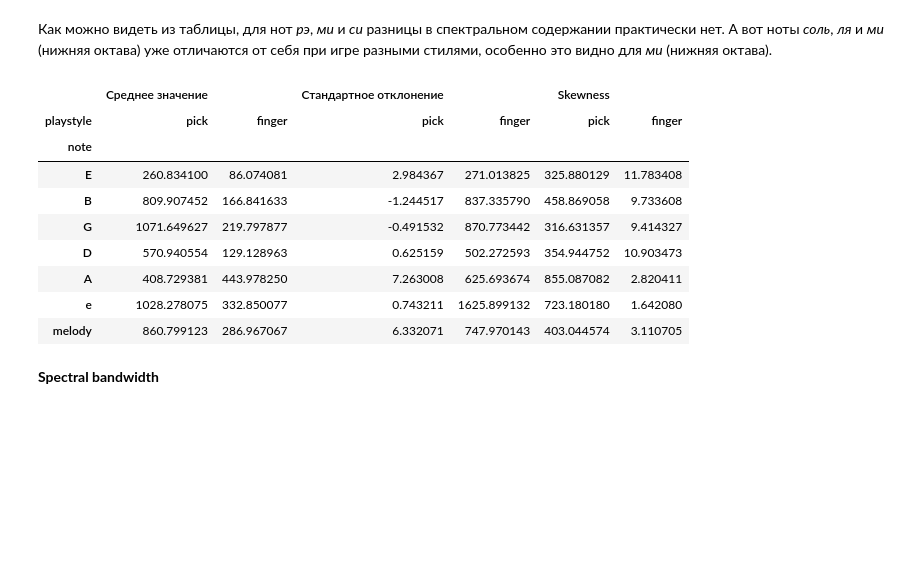
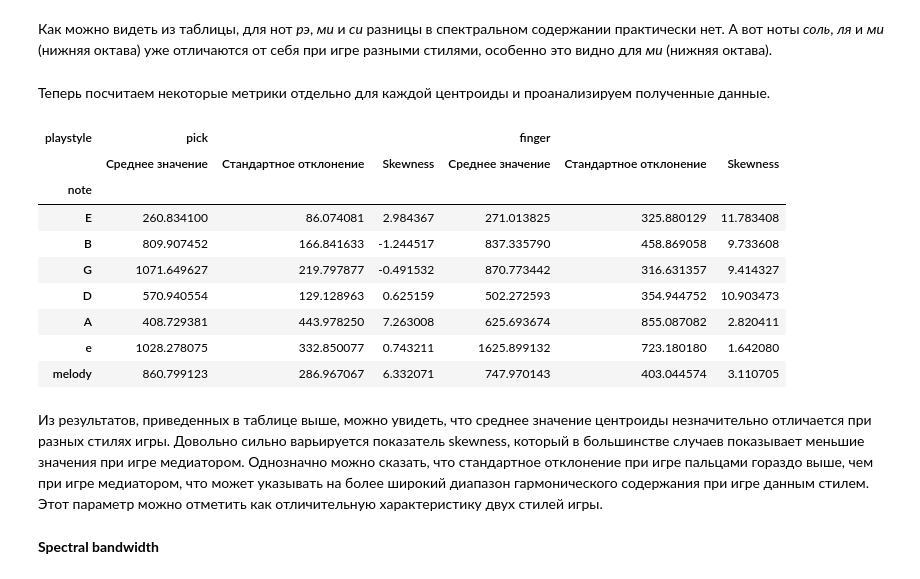
Before and after one commit to Unbiscuit/finger_and_pick_comparison, a Jupyter notebook: algs/petr_analysis.ipynb, the cells around one changed output. Saved outputs shown, nothing was run; the diff lists cells and outputs as text; code cells hidden in the pictures; blank space fills up the shorter version.

```diff
--- a/algs/petr_analysis.ipynb
+++ b/algs/petr_analysis.ipynb
@@ -326,6 +326,8 @@ metrics_df
 | melody | 132.925056 | 243.237663 | 5317.403148 | 0.953056 | ... |
 # %% [markdown]
 Как можно видеть из таблицы, для нот *рэ*, *ми* и *си* разницы в спектральном содержании практически нет. А вот ноты *соль*, *ля* и *ми* (нижняя октава) уже отличаются от себя при игре разными стилями, особенно это видно для *ми* (нижняя октава).
+# %% [markdown]
+Теперь посчитаем некоторые метрики отдельно для каждой центроиды и проанализируем полученные данные.
 # %%
 metrics_data = []
 categories = ['pick', 'finger']
@@ -333,36 +335,36 @@ columns = ['Среднее значение', 'Стандартное откло
 
 # Iterate over each note
 for note in audio_df.index.get_level_values('note'):
     note_metrics_data = []
 
     # Iterate over each playstyle (pick and finger)
     for playstyle in categories:
         # Get the audio data and sample rate for the current note and playstyle
         data = audio_df.loc[(note, playstyle), 'data']
         sample_rate = audio_df.loc[(note, playstyle), 'sample_rate']
 
         # Calculate the spectral centroids
         spectral_centroid = librosa.feature.spectral_centroid(y=data, sr=sample_rate, n_fft=FRAME_SIZE, hop_length=HOP_LENGTH)[0]
 
         # Calculate the metrics
         centroid_mean = spectral_centroid.mean()
         centroid_std = np.std(spectral_centroid)
         centroid_skew = scipy.stats.skew(spectral_centroid)
 
         note_metrics_data.extend([centroid_mean, centroid_std, centroid_skew])
 
     metrics_data.append(note_metrics_data)
 
 # Create the DataFrame from the metrics data list
-metrics_df = pd.DataFrame(metrics_data, index=notes_list, columns=pd.MultiIndex.from_product([columns, categories], names=[None, 'playstyle']))
+metrics_df = pd.DataFrame(metrics_data, index=notes_list, columns=pd.MultiIndex.from_product([categories, columns], names=['playstyle', None]))
 metrics_df.index = pd.MultiIndex.from_tuples(metrics_df.index, names=['note', 'playstyle'])
 metrics_df.reset_index(level='playstyle', inplace=True)
 metrics_df = metrics_df.drop('playstyle', axis=1)
 metrics_df.drop_duplicates(inplace=True)
 metrics_df
 # %% [output]
-|  | Среднее значение |  | Стандартное отклонение |  | Skewness |  |
-| playstyle | pick | finger | pick | finger | pick | finger |
+| playstyle | pick |  |  | finger |  |  |
+|  | Среднее значение | Стандартное отклонение | Skewness | Среднее значение | Стандартное отклонение | Skewness |
 | note |  |  |  |  |  |  |
 | E | 260.834100 | 86.074081 | 2.984367 | 271.013825 | 325.880129 | 11.783408 |
 | B | 809.907452 | 166.841633 | -1.244517 | 837.335790 | 458.869058 | 9.733608 |
@@ -371,6 +373,8 @@ metrics_df
 | A | 408.729381 | 443.978250 | 7.263008 | 625.693674 | 855.087082 | 2.820411 |
 | e | 1028.278075 | 332.850077 | 0.743211 | 1625.899132 | 723.180180 | 1.642080 |
 | melody | 860.799123 | 286.967067 | 6.332071 | 747.970143 | 403.044574 | 3.110705 |
+# %% [markdown]
+Из результатов, приведенных в таблице выше, можно увидеть, что среднее значение центроиды незначительно отличается при разных стилях игры. Довольно сильно варьируется показатель skewness, который в большинстве случаев показывает меньшие  значения при игре медиатором. Однозначно можно сказать, что стандартное отклонение при игре пальцами гораздо выше, чем при игре медиатором, что может указывать на более широкий диапазон гармонического содержания при игре данным стилем. Этот параметр можно отметить как отличительную характеристику двух стилей игры.
 # %% [markdown]
 **Spectral bandwidth**
 # %% [markdown]
```
Also changed, not shown: parts of 21 cells of this notebook.
